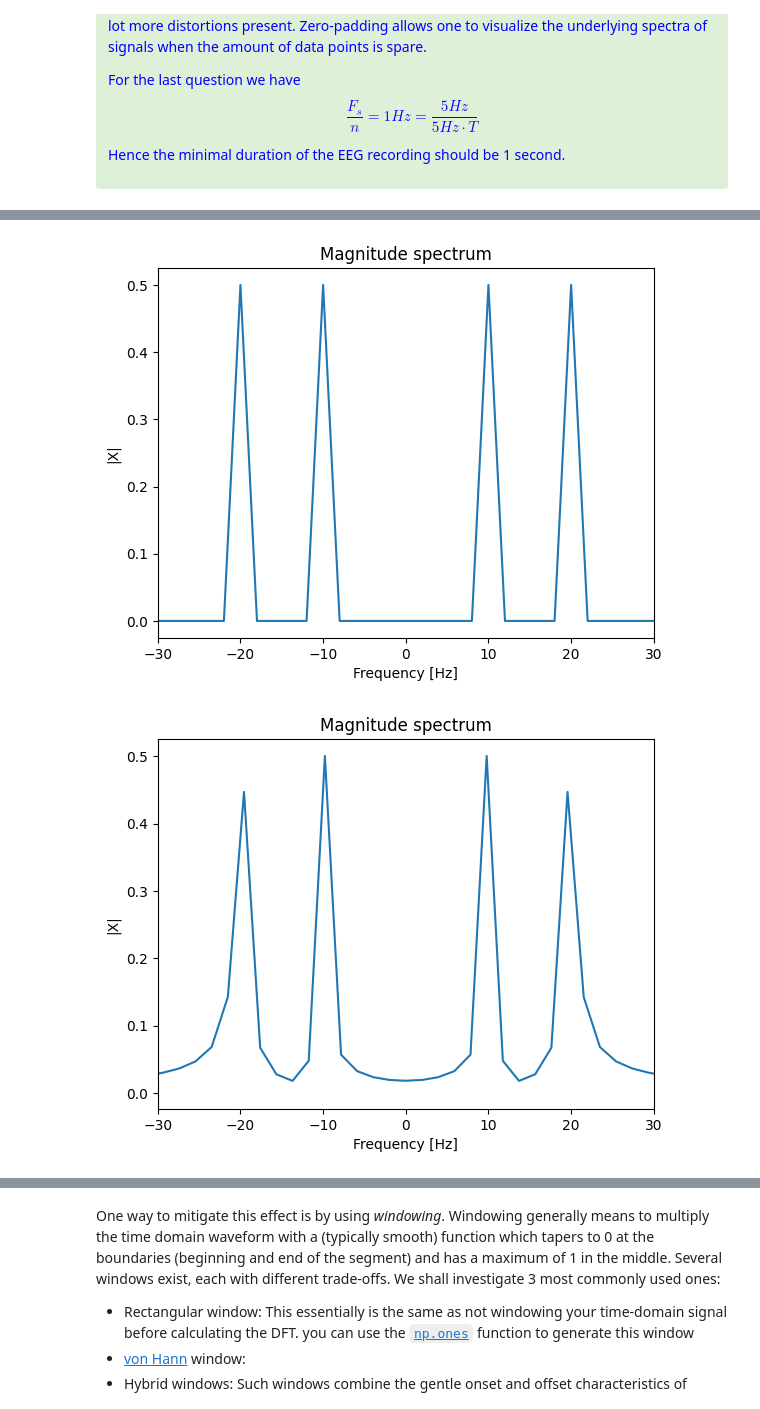
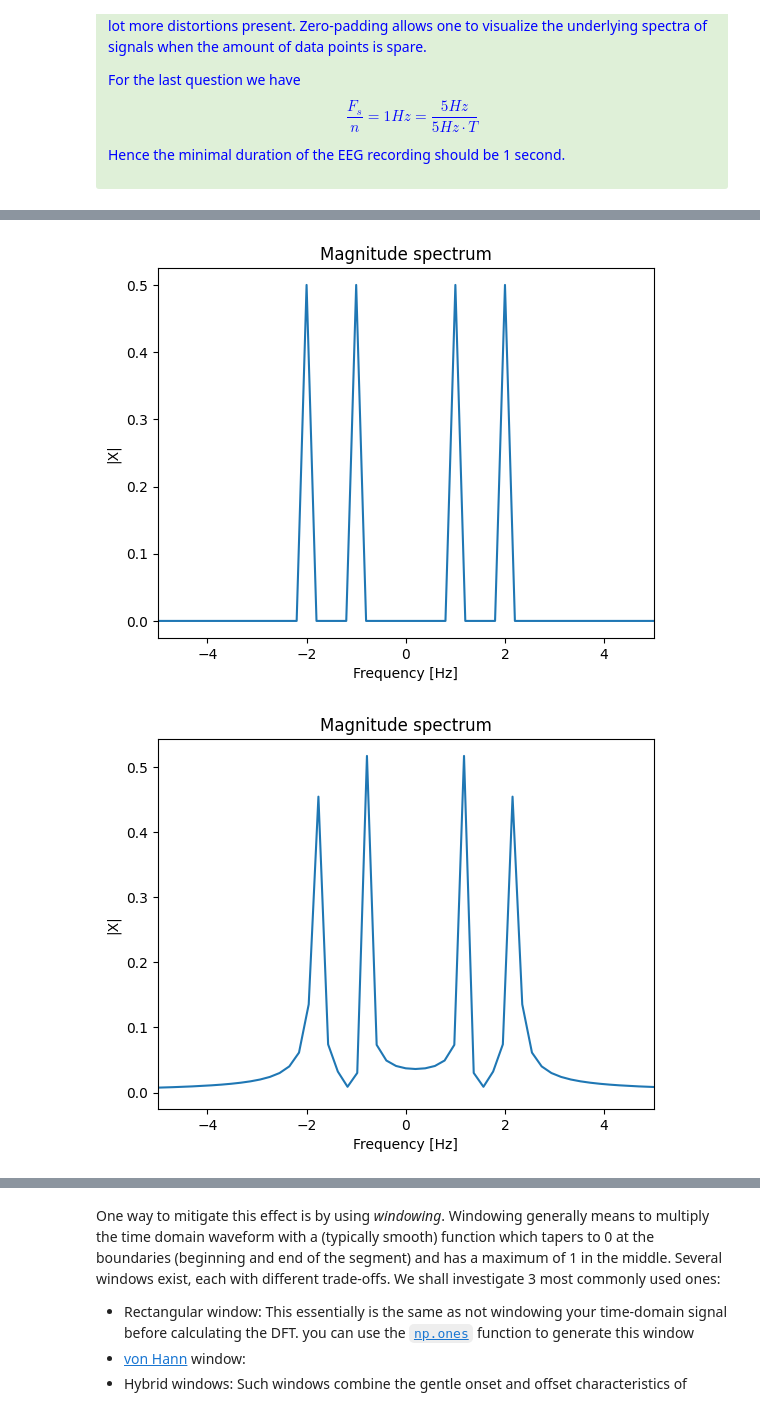
Before and after one commit to vbelpair/Ugent, a Jupyter notebook: Medical_Signal_Processing_and_Statistics/assignment_1/ex01_vincent.ipynb, the cells around one changed output, grey strips where cells are left out. Cells and saved outputs as stored; diff of their text form; code cells hidden in the pictures.

```diff
--- a/Medical_Signal_Processing_and_Statistics/assignment_1/ex01_vincent.ipynb
+++ b/Medical_Signal_Processing_and_Statistics/assignment_1/ex01_vincent.ipynb
@@ -363,13 +342,15 @@ What your answer should look like (left, 1 second long; right 0.35s long):
 # %%
 def spectrum(x,fs,lim=None,plot=True,title='Magnitude spectrum'):
+    # Compute DFT of signal
+    freqs = fft.fftfreq(x.size, 1/Fs)
     X = fft.fft(x)
-    freq=fft.fftfreq(len(x), d=1/fs)
-    freq,X=fft.fftshift((freq,X), axes=1)
-
+    # Shift the spectrum to make it symmetric
+    X = fft.ifftshift(X)
+    freqs = fft.fftshift(freqs)
     if plot:
         fig = plt.figure(); fig.clf()
         axMagnitude = fig.add_subplot(111)
-        axMagnitude.plot(freq,np.abs(X)/len(x))
+        axMagnitude.plot(freqs,np.abs(X/x.size))
         axMagnitude.set_xlabel('Frequency [Hz]')
         axMagnitude.set_ylabel('|X|')
         axMagnitude.set_title(title)
@@ -377,7 +358,7 @@ def spectrum(x,fs,lim=None,plot=True,title='Magnitude spectrum'):
             axMagnitude.set_xlim(lim)
         plt.show()
 
-    return X,freq,np.abs(X)/len(x)
+    return X,freqs,np.abs(X)/len(x)
 
 # Write your code here
 # Some templates are suggested for you
@@ -489,19 +460,19 @@ What your answer should look like:
 # %%
 #your code for signal analysis and plotting goes here
 f1 = 10
 f2 = 20
 T1 = 0.5
 fs = 1000
 nTs1 = np.arange(0,T1*fs)/fs
-x1 = np.sin(2*np.pi*f1*nTs1) + np.sin(2*np.pi*f2*nTs1)
-X1,freq1,amp1 = spectrum(x1,fs,lim=[-30,30])
+x1 = np.cos(2*np.pi*f1*nTs1) + np.cos(2*np.pi*f2*nTs1)
+X1,freq1,amp1 = spectrum(x1,fs,lim=[-5,5])
 T2 = 0.511
 nTs2 = np.arange(0,T2*fs)/fs
-x2 = np.sin(2*np.pi*f1*nTs2) + np.sin(2*np.pi*f2*nTs2)
-X2,freq2,amp2 = spectrum(x2,fs,lim=[-30,30])
+x2 = np.cos(2*np.pi*f1*nTs2) + np.cos(2*np.pi*f2*nTs2)
+X2,freq2,amp2 = spectrum(x2,fs,lim=[-5,5])
 # %% [output]
-[figure, old version]
+[figure, new version]
-[figure, old version]
+[figure, new version]
 # %%
 # time domain
 
```
Also changed, not shown: parts of 20 cells of this notebook, 1 other file.
